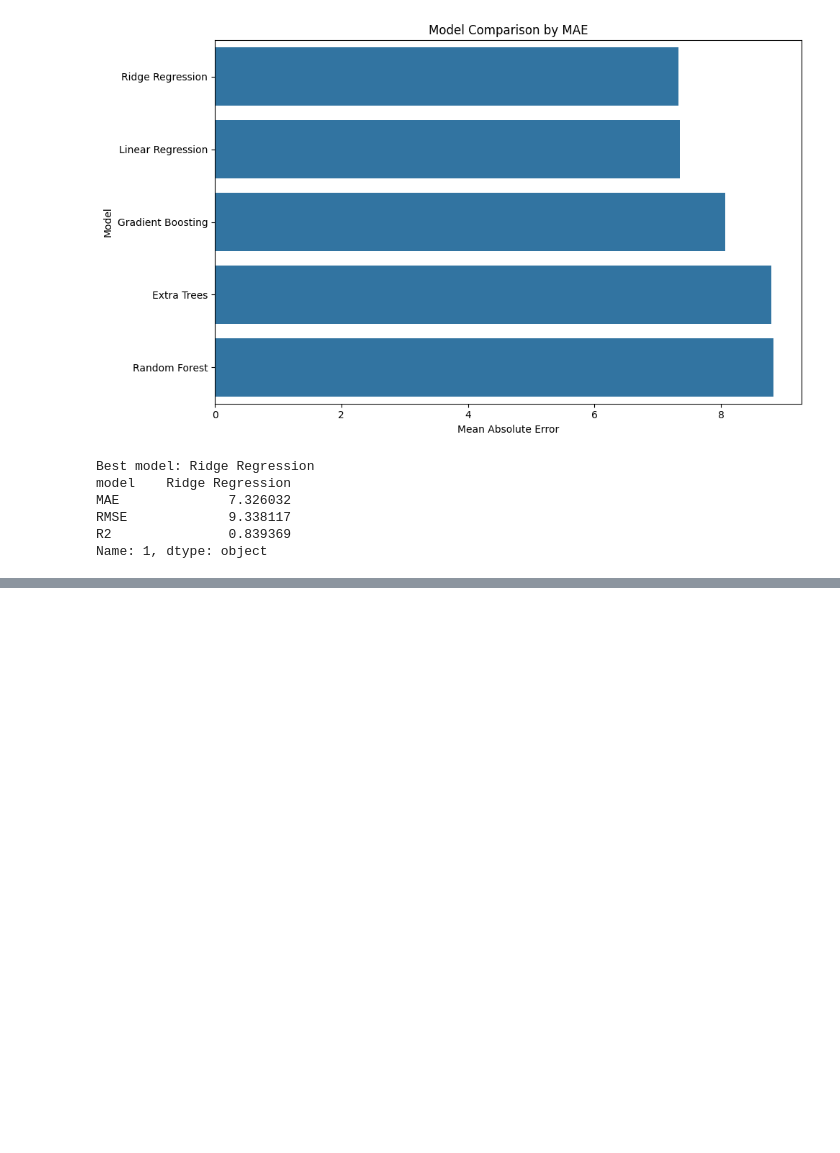
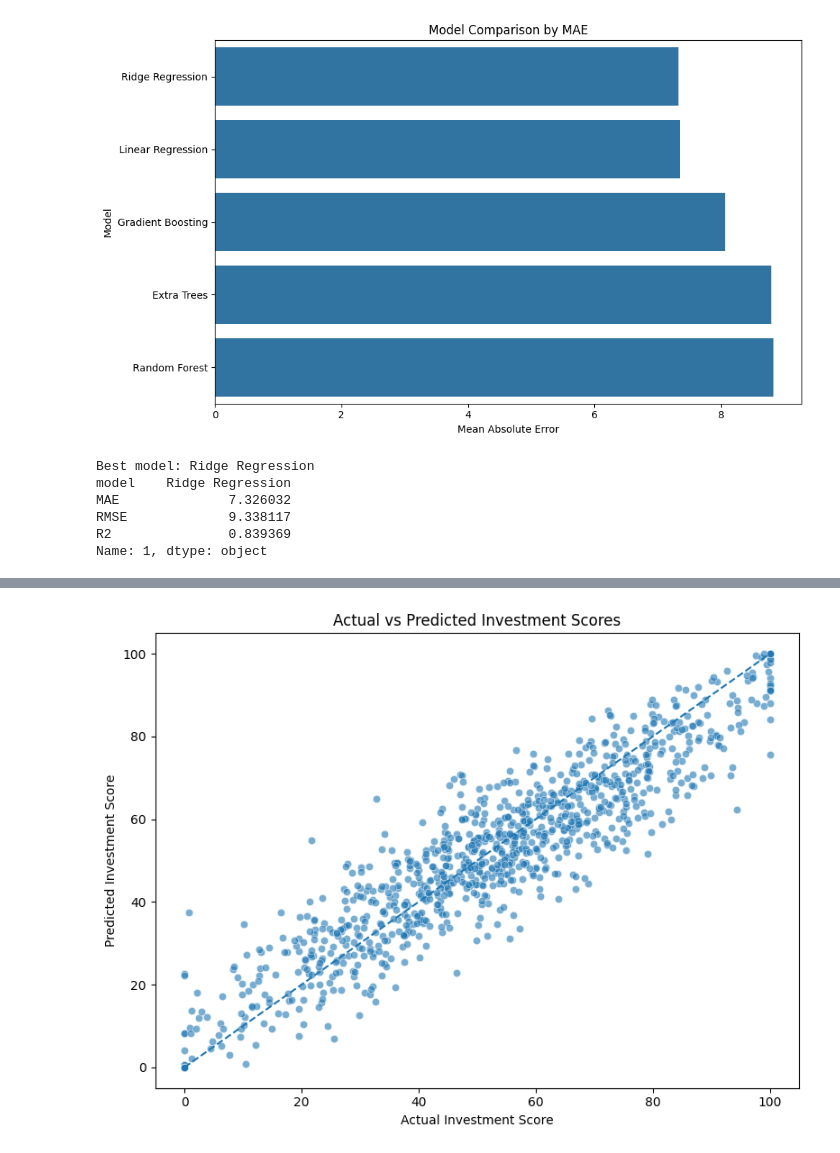
Before and after one commit to Azoqoz/ai-investment-opportunity-analyzer, a Jupyter notebook: notebooks/04_model_training_comparison.ipynb, the cells around one changed output, grey strips where cells are left out. Saved outputs shown, nothing was run; the diff lists cells and outputs as text; code cells hidden in the pictures; blank space fills up the shorter version.

```diff
--- a/notebooks/04_model_training_comparison.ipynb
+++ b/notebooks/04_model_training_comparison.ipynb
@@ -158,0 +169,16 @@ Name: 1, dtype: object
+# %%
+# Generate predictions using the best model
+
+y_pred = best_model.predict(X_test)
+
+predictions_df = pd.DataFrame({
+    "actual_score": y_test,
+    "predicted_score": y_pred
+})
+
+predictions_df["predicted_score"] = predictions_df["predicted_score"].clip(0, 100)
+predictions_df["absolute_error"] = abs(
+    predictions_df["actual_score"] - predictions_df["predicted_score"]
+)
+
+predictions_df.head()
@@ -158,0 +206,22 @@ Name: 1, dtype: object
+# %%
+# Actual vs predicted investment score
+
+plt.figure(figsize=(8, 6))
+sns.scatterplot(
+    data=predictions_df,
+    x="actual_score",
+    y="predicted_score",
+    alpha=0.6
+)
+
+plt.plot([0, 100], [0, 100], linestyle="--")
+
+plt.title("Actual vs Predicted Investment Scores")
+plt.xlabel("Actual Investment Score")
+plt.ylabel("Predicted Investment Score")
+plt.tight_layout()
+
+plt.savefig(FIGURES_PATH / "actual_vs_predicted_scores.png", dpi=300)
+plt.show()
+# %% [output]
+[figure, added]
```
Also changed, not shown: parts of 6 cells of this notebook, 4 other files.
